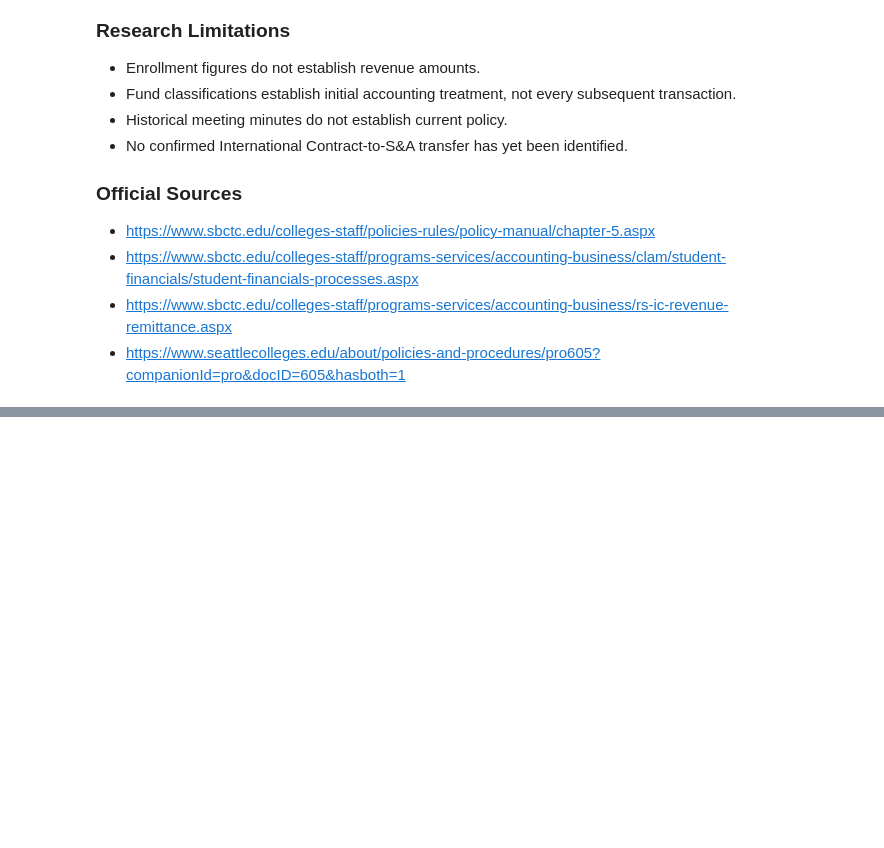
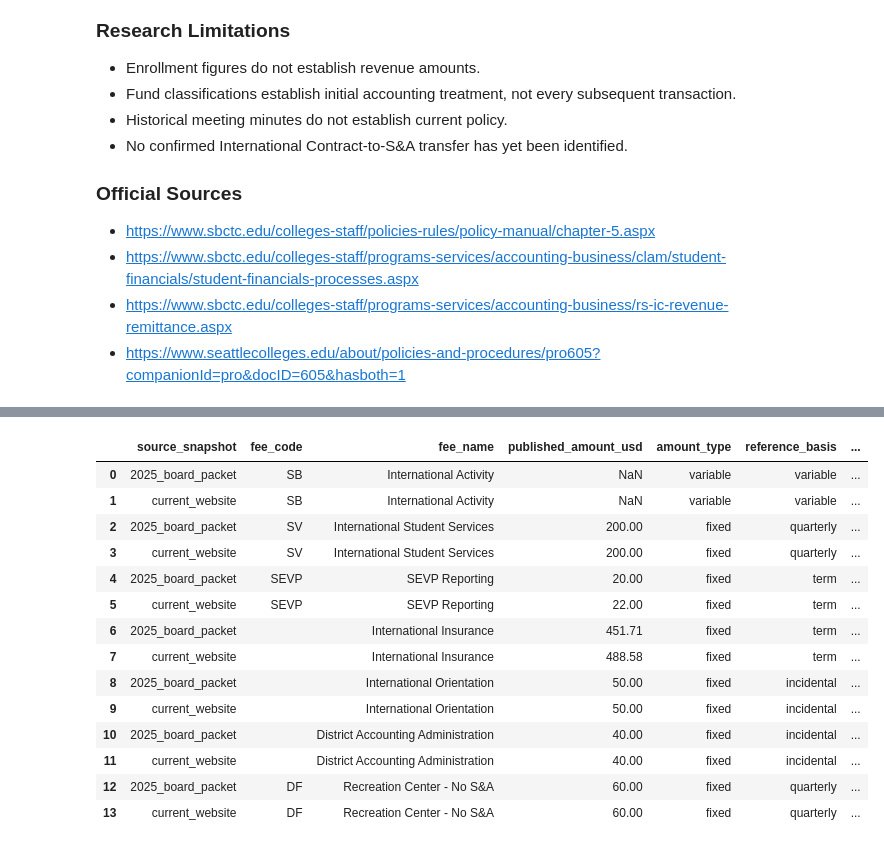
Before and after one commit to MaiNguyen5306/seattle-central-sa-budget-dashboard, a Jupyter notebook: notebooks/05_international_enrollment_funding.ipynb, the cells around one changed output, grey strips where cells are left out. Drawn from its saved outputs; the diff is of its cells as text; code cells hidden in the pictures; blank space fills up the shorter version.

Commit message:
Complete international S&A funding research and validation

```diff
--- a/notebooks/05_international_enrollment_funding.ipynb
+++ b/notebooks/05_international_enrollment_funding.ipynb
@@ -673,0 +1044,74 @@ Historical Seattle Central student-government records show that collecting addit
+# %%
+# =========================================================
+# INTERNATIONAL FEES — REFERENCE DATA
+# =========================================================
+
+fee_items = [
+    ("SB", "International Activity", None, None,
+     "variable", "S&A investigation"),
+
+    ("SV", "International Student Services", 200, 200,
+     "quarterly", "Supporting context"),
+
+    ("SEVP", "SEVP Reporting", 20, 22,
+     "term", "Supporting context"),
+
+    ("", "International Insurance", 451.71, 488.58,
+     "term", "Supporting context"),
+
+    ("", "International Orientation", 50, 50,
+     "incidental", "Supporting context"),
+
+    ("", "District Accounting Administration", 40, 40,
+     "incidental", "Supporting context"),
+
+    ("DF", "Recreation Center - No S&A", 60, 60,
+     "quarterly", "S&A investigation"),
+]
+
+records = []
+
+for code, name, old_amount, new_amount, basis, focus in fee_items:
+
+    for snapshot, amount, url, page in [
+        ("2025_board_packet", old_amount, BOARD_PACKET, 69),
+        ("current_website", new_amount, CURRENT_FEES, None),
+    ]:
+
+        records.append({
+            "source_snapshot": snapshot,
+            "fee_code": code,
+            "fee_name": name,
+            "published_amount_usd": amount,
+            "amount_type": (
+                "variable" if amount is None else "fixed"
+            ),
+            "reference_basis": basis,
+            "research_focus": focus,
+            "destination_fund": "unverified",
+            "source_page": page,
+            "source_url": url,
+        })
+
+international_fees = pd.DataFrame(records)
+
+OUTPUT_PATH = (
+    PROJECT_ROOT
+    / "data"
+    / "manual"
+    / "international_fee_reference.csv"
+)
+
+assert not international_fees[
+    ["source_snapshot", "fee_name"]
+].duplicated().any()
+
+international_fees.to_csv(OUTPUT_PATH, index=False)
+
+print("INTERNATIONAL FEE REFERENCE")
+print("=" * 50)
+print(f"Rows: {len(international_fees)}")
+print(f"Saved: {OUTPUT_PATH}")
+
+display(international_fees)
+# %% [output]
@@ -673,0 +1122,15 @@ Historical Seattle Central student-government records show that collecting addit
+|  | source_snapshot | fee_code | fee_name | published_amount_usd | amount_type | reference_basis | ... |
+| 0 | 2025_board_packet | SB | International Activity | NaN | variable | variable | ... |
+| 1 | current_website | SB | International Activity | NaN | variable | variable | ... |
+| 2 | 2025_board_packet | SV | International Student Services | 200.00 | fixed | quarterly | ... |
+| 3 | current_website | SV | International Student Services | 200.00 | fixed | quarterly | ... |
+| 4 | 2025_board_packet | SEVP | SEVP Reporting | 20.00 | fixed | term | ... |
+| 5 | current_website | SEVP | SEVP Reporting | 22.00 | fixed | term | ... |
+| 6 | 2025_board_packet |  | International Insurance | 451.71 | fixed | term | ... |
+| 7 | current_website |  | International Insurance | 488.58 | fixed | term | ... |
+| 8 | 2025_board_packet |  | International Orientation | 50.00 | fixed | incidental | ... |
+| 9 | current_website |  | International Orientation | 50.00 | fixed | incidental | ... |
+| 10 | 2025_board_packet |  | District Accounting Administration | 40.00 | fixed | incidental | ... |
+| 11 | current_website |  | District Accounting Administration | 40.00 | fixed | incidental | ... |
+| 12 | 2025_board_packet | DF | Recreation Center - No S&A | 60.00 | fixed | quarterly | ... |
+| 13 | current_website | DF | Recreation Center - No S&A | 60.00 | fixed | quarterly | ... |
```
Also changed, not shown: parts of 9 cells of this notebook, 5 other files.
